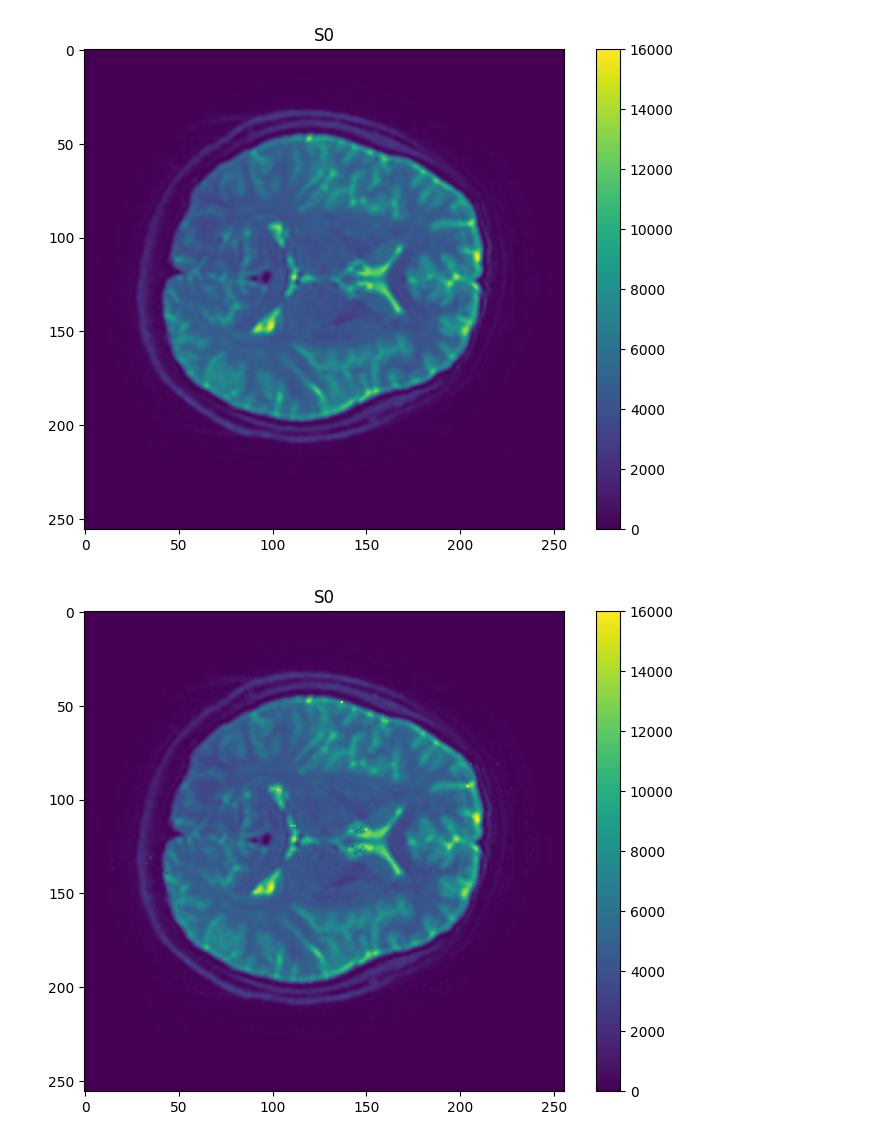
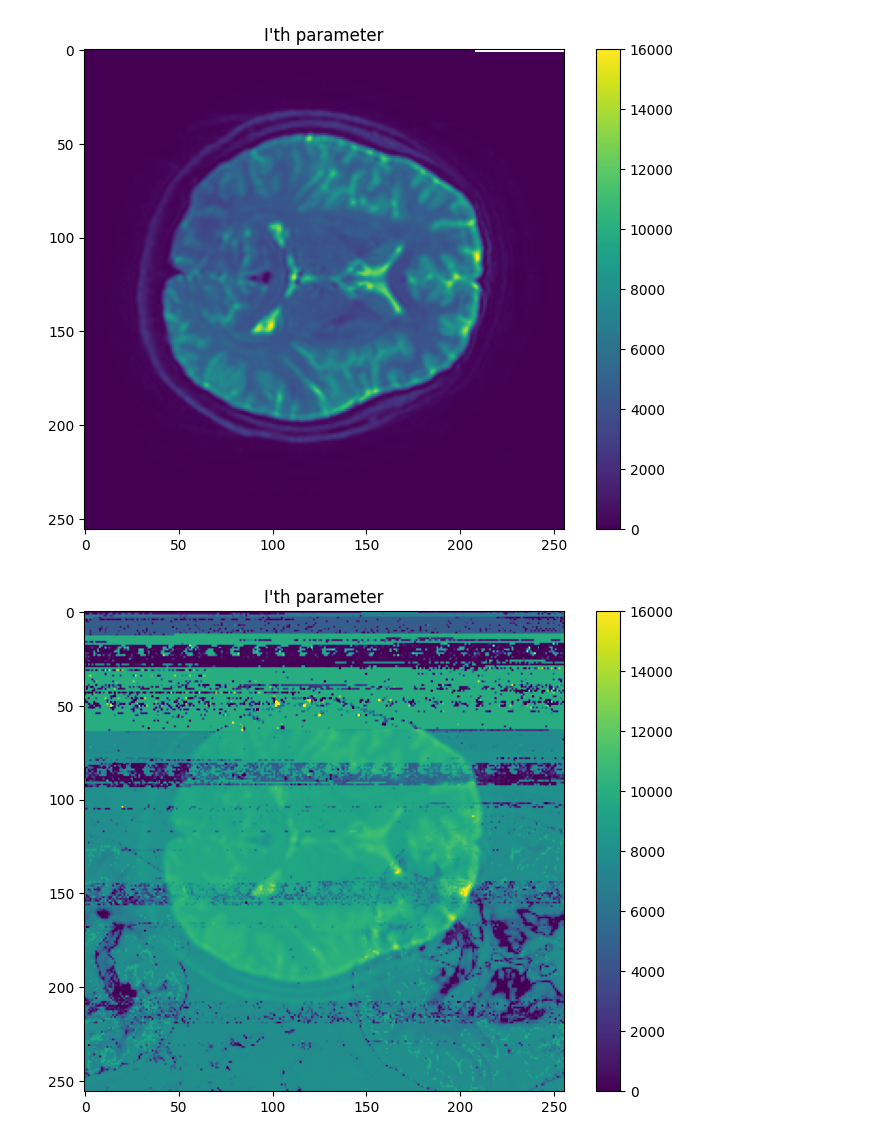
Before and after one commit to turbotage/pycompute, a Jupyter notebook: test_ivim.ipynb, the cells around one changed output. Cells and saved outputs as stored; diff of their text form; code cells hidden in the pictures.

```diff
--- a/test_ivim.ipynb
+++ b/test_ivim.ipynb
@@ -31,7 +37,7 @@ data_flat = data.flatten().reshape((1, ndata*nvoxels), order='C')
 consts = None
 with open('bvals_ivim.npy', 'rb') as f:
     consts = np.load(f)
-consts_flat = np.empty((1, ndata*nvoxels), dtype=np.float32)
+consts_flat = np.empty((1, ndata*nvoxels), dtype=np.float32, order='C')
 for i in range(0,ndata):
     consts_flat[:,i::21] = consts[i]
 
@@ -39,8 +45,12 @@ for i in range(0,ndata):
 pars_dipy = None
 with open('pars_ivim_dipytrr.npy', 'rb') as f:
     pars_dipy = np.load(f)[:,:,slice_start:slice_stop,:]
-pars_flat = np.transpose(pars_dipy, (3,0,1,2)).reshape((nparam,nvoxels),order='C')
-
+#pars_flat = np.transpose(pars_dipy, (3,0,1,2)).reshape((nparam,nvoxels),order='C')
+pars_flat = np.empty((nparam, nvoxels), dtype=np.float32)
+pars_flat[0,:] = 10000 #pars_dipy[:,:,:,0].flatten()
+pars_flat[1,:] = 0.5 #pars_dipy[:,:,:,1].flatten()
+pars_flat[2,:] = 0.05 #pars_dipy[:,:,:,2].flatten()
+pars_flat[3,:] = 0.002 #pars_dipy[:,:,:,3].flatten()
 
 lower_bound = cp.empty((nparam, nvoxels), dtype=np.float32)
 lower_bound[0,:] = np.finfo(np.float32).min
@@ -48,11 +58,11 @@ lower_bound[1,:] = 0.0
 lower_bound[2,:] = 0.0
 lower_bound[3,:] = 0.0
 
-upper_bound = cp.empty((4, nvoxels), dtype=np.float32)
+upper_bound = cp.empty((nparam, nvoxels), dtype=np.float32)
 upper_bound[0,:] = np.finfo(np.float32).max / 2
 upper_bound[1,:] = 1.0
-upper_bound[2,:] = 1.0
-upper_bound[3,:] = 1.0
+upper_bound[2,:] = 0.5
+upper_bound[3,:] = 0.1
 # %%
 import cuda.lsqnonlin as clsq
 importlib.reload(clsq)
@@ -67,26 +77,31 @@ chunk_size = math.ceil(nvoxels / nchunks)
 first_f = np.empty((1, nvoxels), dtype=np.float32)
 last_f = np.empty((1, nvoxels), dtype=np.float32)
 
-solm = clsq.SecondOrderLevenbergMarquardt(expr, pars_str, consts_str, ndata=21, dtype=cp.float32, write_to_file=True)
+solm = clsq.SecondOrderLevenbergMarquardt(expr, pars_str, consts_str, ndata=ndata, dtype=cp.float32, write_to_file=True)
 
 start = time.time()
 for i in range(0,nchunks):
 
-	parscu = cp.array(pars_flat[:,i*chunk_size:(i+1)*chunk_size], dtype=cp.float32, copy=True)
-	constscu = cp.array(consts_flat[:,i*chunk_size*ndata:(i+1)*chunk_size*ndata], dtype=cp.float32, copy=True)
-	datacu = cp.array(data_flat[:,i*chunk_size*ndata:(i+1)*chunk_size*ndata], dtype=cp.float32, copy=True)
-	lower_bound_cu = cp.array(lower_bound[:,i*chunk_size:(i+1)*chunk_size], dtype=cp.float32, copy=True)
-	upper_bound_cu = cp.array(upper_bound[:,i*chunk_size:(i+1)*chunk_size], dtype=cp.float32, copy=True)
+	ptemp = pars_flat[:,i*chunk_size:(i+1)*chunk_size].copy(order='C')
+	ctemp = consts_flat[:,i*chunk_size*ndata:(i+1)*chunk_size*ndata].copy(order='C')
+	dtemp = data_flat[:,i*chunk_size*ndata:(i+1)*chunk_size*ndata].copy(order='C')
+	ltemp = lower_bound[:,i*chunk_size:(i+1)*chunk_size].copy(order='C')
+	utemp = upper_bound[:,i*chunk_size:(i+1)*chunk_size].copy(order='C')
+
+	parscu = cp.array(ptemp, dtype=cp.float32, copy=True, order='C')
+	constscu = cp.array(ctemp, dtype=cp.float32, copy=True, order='C')
+	datacu = cp.array(dtemp, dtype=cp.float32, copy=True, order='C')
+	lower_bound_cu = cp.array(ltemp, dtype=cp.float32, copy=True, order='C')
+	upper_bound_cu = cp.array(utemp, dtype=cp.float32, copy=True, order='C')
 
 	solm.setup(parscu, constscu, datacu, lower_bound_cu, upper_bound_cu)
-	solm.run(50, 1e-5)
+	solm.run(100, 1e-30)
 
 	first_f[:,i*chunk_size:(i+1)*chunk_size] = solm.first_f.get()
 	last_f[:,i*chunk_size:(i+1)*chunk_size] = solm.last_f.get()
 
 	pars_flat[:,i*chunk_size:(i+1)*chunk_size] = parscu.get()
 
-cp.cuda.stream.get_current_stream().synchronize()
 end = time.time()
 print('It took: ' + str(end - start) + ' s')
 # %% [output]
@@ -120,11 +135,11 @@ pars_flat_back[gemask, 3] = temp.copy()
 pars_flat_back[gemask, 1] = 1 - pars_flat_back[gemask, 1]
 # %%
 #param_printer(pars, print_S0=True)
-param_printer(pars_dipy, slicez=15, clim=[0.0, 16000], viewport=[[0.0, 1.0],[0.0, 1.0]], print_S0=True)
+pu.param_printer(pars_dipy, slicez=15, clim=[0.0, 16000], viewport=[[0.0, 1.0],[0.0, 1.0]], pars_idx=[0])
 
-param_printer(pars_flat_back, slicez=15, clim=[0.0, 16000], viewport=[[0.0, 1.0],[0.0, 1.0]], print_S0=True)
+pu.param_printer(pars_flat_back, slicez=15, clim=[0.0, 16000], viewport=[[0.0, 1.0],[0.0, 1.0]], pars_idx=[0])
 # %% [output]
-[figure, old version]
+[figure, new version]
-[figure, old version]
+[figure, new version]
 # %%
 #param_printer(pars, print_S0=True)
```
Also changed, not shown: parts of 11 cells of this notebook, 7 other files.
